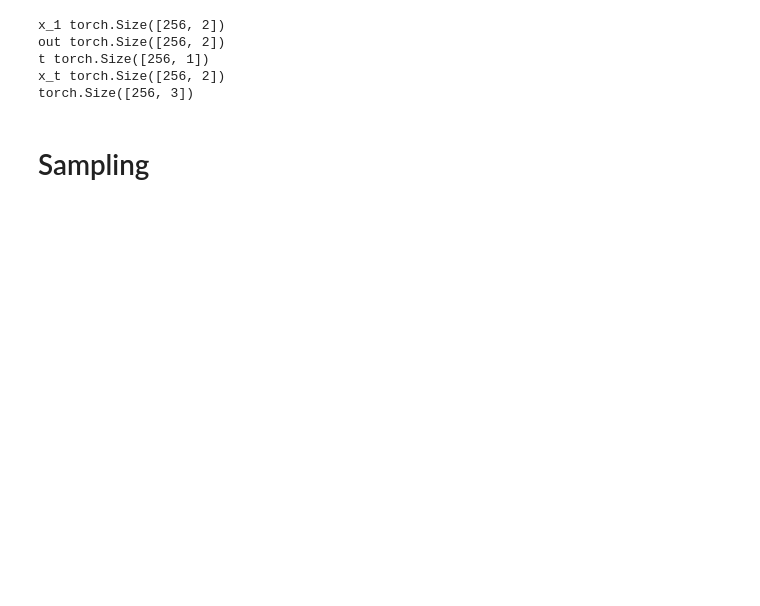
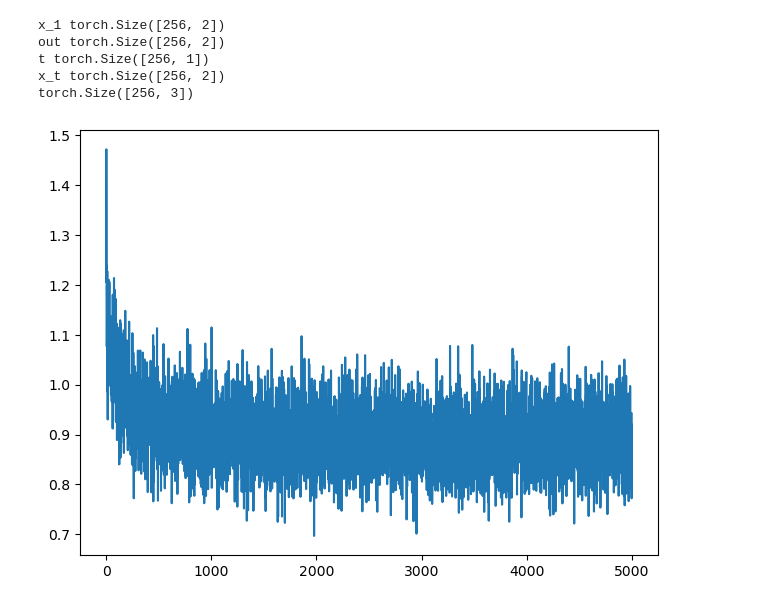
Before and after one commit to alinjar1996/flow_matching, a Jupyter notebook: examples/standalone_flow_matching.ipynb, the cells around one changed output. Cells and saved outputs as stored; diff of their text form; code cells hidden in the pictures; blank space fills up the shorter version.

Commit message:
Added some other simple geometries to train flow matching model

```diff
--- a/examples/standalone_flow_matching.ipynb
+++ b/examples/standalone_flow_matching.ipynb
@@ -25,0 +26,6 @@ class Flow(nn.Module):
+# %%
+def sample_circle(batch_size=256, noise=0.05):
+    angles =  2 * torch.pi * torch.rand(batch_size)
+    x = torch.stack([torch.cos(angles), torch.sin(angles)], dim=1)
+    x += noise * torch.randn_like(x)
+    return x
@@ -25,0 +41,11 @@ class Flow(nn.Module):
+# %%
+def sample_solid_square(batch_size=256, noise=0.05):
+    # Uniform points inside [-1, 1] x [-1, 1]
+    x = 2 * torch.rand(batch_size, 2) - 1
+
+    # Add gaussian noise if desired
+    x += noise * torch.randn_like(x)
+    return x
+# %%
+x_1 = sample_circle(256, noise=0.05)
+print("x_1", x_1.shape)
@@ -26,17 +54,29 @@ class Flow(nn.Module):
 # %%
 flow = Flow()
 
-optimizer = torch.optim.Adam(flow.parameters(), 1e-2)
+optimizer = torch.optim.Adam(flow.parameters(), 1e-3)
 loss_fn = nn.MSELoss()
+loss_list = []
 
-for _ in range(10000):
-    x_1 = Tensor(make_moons(256, noise=0.05)[0])
+for _ in range(5000):
+    #x_1 = Tensor(make_moons(256, noise=0.05)[0])
+
+    #x_1 = sample_circle(256, noise=0.05)
+    #x_1 = sample_swiss_roll(256, noise=0.05)
+    x_1 = sample_solid_square(256, noise=0.01)
     x_0 = torch.randn_like(x_1)
     t = torch.rand(len(x_1), 1)
 
     x_t = (1 - t) * x_0 + t * x_1
     dx_t = x_1 - x_0
 
+    dx_t = dx_t
+
     optimizer.zero_grad()
-    loss_fn(flow(t=t, x_t=x_t), dx_t).backward()
+    loss = loss_fn(flow(t=t, x_t=x_t), dx_t)
+    loss.backward()
     optimizer.step()
+    if _%500 ==0:
+      print("counter",_)
+      print("loss", loss.item())
+    loss_list.append(loss.item())
@@ -55,8 +118,12 @@ out torch.Size([256, 2])
 t torch.Size([256, 1])
 x_t torch.Size([256, 2])
 torch.Size([256, 3])
-# %% [markdown]
-# Sampling
+# %%
+plt.plot(loss_list)
+plt.tight_layout()
+plt.show()
+# %% [output]
+[figure, added]
 # %%
 x = torch.randn(300, 2)
 n_steps = 8
```
Also changed, not shown: parts of 7 cells of this notebook.
